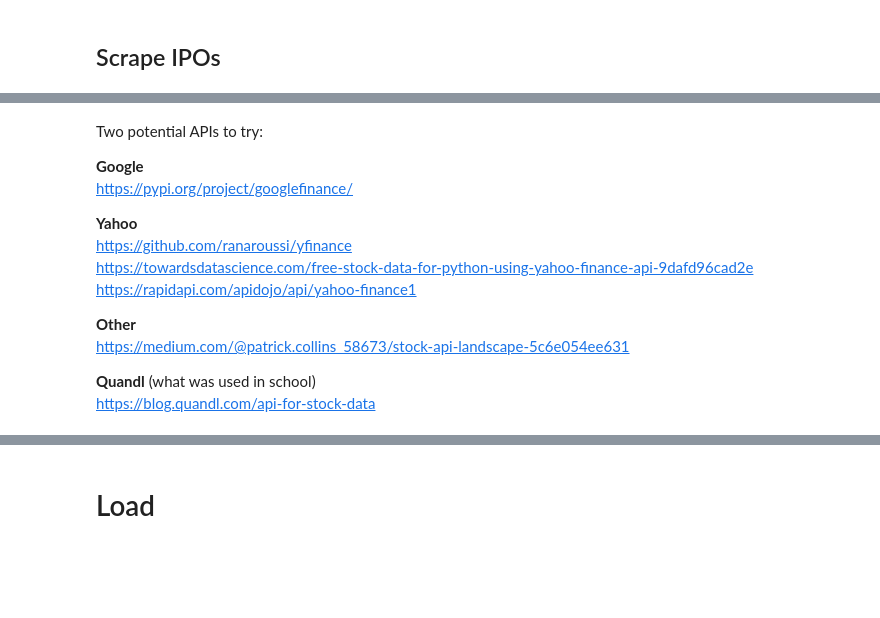
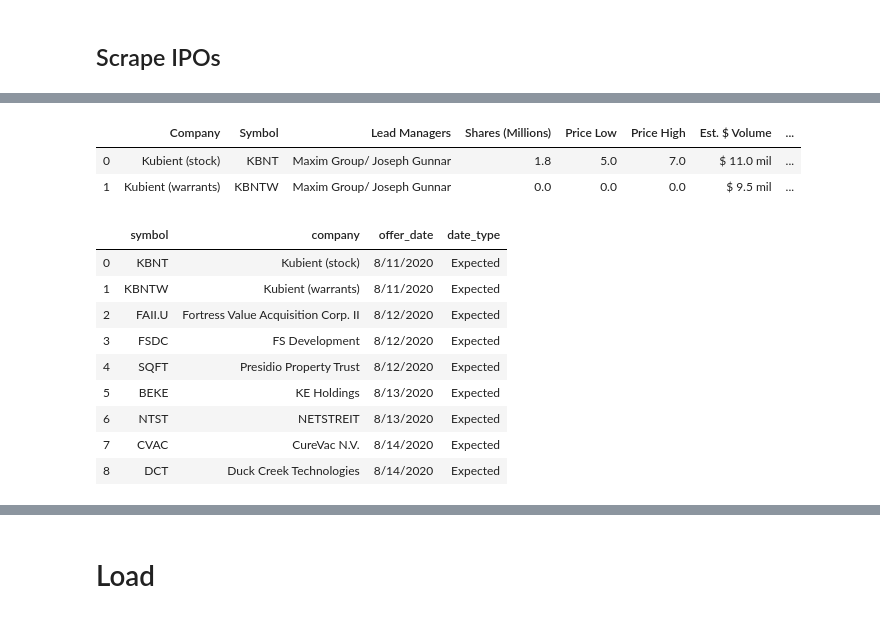
Before and after one commit to admiral810/IPO_tracker, a Jupyter notebook: get_IPO_data.ipynb, the cells around one changed output, grey strips where cells are left out. Cells and saved outputs as stored; diff of their text form; code cells hidden in the pictures; blank space fills up the shorter version.

```diff
--- a/get_IPO_data.ipynb
+++ b/get_IPO_data.ipynb
@@ -31,16 +34,0 @@ ipo_scoop_upcoming_df.head()
-# %%
-# rename symbol proposed with symbol
-ipo_scoop_upcoming_df.rename(columns={'Symbol proposed':'Symbol'}, inplace=True)
-ipo_scoop_upcoming_df.head()
-
-# replace 'week of' text from expected to trade column if present
-ipo_scoop_upcoming_df['Expected to Trade'] = ipo_scoop_upcoming_df['Expected to Trade'].str.replace(' Week of', '')
-ipo_scoop_upcoming_df
-
-# split expected trade date to date and day of week
-ipo_scoop_upcoming_df[['Offer Date','Expected Trade Weekday']] = ipo_scoop_upcoming_df['Expected to Trade'].str.split(' ',expand=True)
-
-# add date type column to differentiate confirmed vs expected
-ipo_scoop_upcoming_df['Date Type'] = "Expected"
-
-ipo_scoop_upcoming_df.head(2)
@@ -51,4 +34,0 @@ ipo_scoop_upcoming_df.head(2)
-# %%
-# IPO Scoop Upcoming IPOs - reduce to primary info
-ipo_scoop_upcoming_df = ipo_scoop_upcoming_df[["Symbol", "Company", "Offer Date", "Date Type"]]
-ipo_scoop_upcoming_df
@@ -145,16 +34,0 @@ Using APIs vs scraping is another option, get stock info on IPOs.
-# %% [markdown]
-Two potential APIs to try:
-
-__Google__
-https://pypi.org/project/googlefinance/
-
-__Yahoo__
-https://github.com/ranaroussi/yfinance
-https://towardsdatascience.com/free-stock-data-for-python-using-yahoo-finance-api-9dafd96cad2e
-https://rapidapi.com/apidojo/api/yahoo-finance1
-
-__Other__
-https://medium.com/@patrick.collins_58673/stock-api-landscape-5c6e054ee631
-
-__Quandl__ (what was used in school)
-https://blog.quandl.com/api-for-stock-data
@@ -196,0 +35,37 @@ https://blog.quandl.com/api-for-stock-data
+# %%
+# rename symbol proposed with symbol
+ipo_scoop_upcoming_df.rename(columns={'Symbol proposed':'Symbol'}, inplace=True)
+ipo_scoop_upcoming_df.head()
+
+# replace 'week of' text from expected to trade column if present
+ipo_scoop_upcoming_df['Expected to Trade'] = ipo_scoop_upcoming_df['Expected to Trade'].str.replace(' Week of', '')
+ipo_scoop_upcoming_df
+
+# split expected trade date to date and day of week
+ipo_scoop_upcoming_df[['Offer Date','Expected Trade Weekday']] = ipo_scoop_upcoming_df['Expected to Trade'].str.split(' ',expand=True)
+
+# add date type column to differentiate confirmed vs expected
+ipo_scoop_upcoming_df['date_type'] = "Expected"
+
+ipo_scoop_upcoming_df.head(2)
+# %% [output]
+|  | Company | Symbol | Lead Managers | Shares (Millions) | Price Low | Price High | Est. $ Volume | ... |
+| 0 | Kubient (stock) | KBNT | Maxim Group/ Joseph Gunnar | 1.8 | 5.0 | 7.0 | $ 11.0 mil | ... |
+| 1 | Kubient (warrants) | KBNTW | Maxim Group/ Joseph Gunnar | 0.0 | 0.0 | 0.0 | $ 9.5 mil | ... |
+# %%
+# IPO Scoop Upcoming IPOs - reduce to primary info
+ipo_scoop_upcoming_df = ipo_scoop_upcoming_df[["Symbol", "Company", "Offer Date", "date_type"]]
+ipo_scoop_upcoming_df = ipo_scoop_upcoming_df.rename(columns={"Symbol": "symbol", "Company": "company", "Offer Date": "offer_date"})
+
+ipo_scoop_upcoming_df
+# %% [output]
+|  | symbol | company | offer_date | date_type |
+| 0 | KBNT | Kubient (stock) | 8/11/2020 | Expected |
+| 1 | KBNTW | Kubient (warrants) | 8/11/2020 | Expected |
+| 2 | FAII.U | Fortress Value Acquisition Corp. II | 8/12/2020 | Expected |
+| 3 | FSDC | FS Development | 8/12/2020 | Expected |
+| 4 | SQFT | Presidio Property Trust | 8/12/2020 | Expected |
+| 5 | BEKE | KE Holdings | 8/13/2020 | Expected |
+| 6 | NTST | NETSTREIT | 8/13/2020 | Expected |
+| 7 | CVAC | CureVac N.V. | 8/14/2020 | Expected |
+| 8 | DCT | Duck Creek Technologies | 8/14/2020 | Expected |
```
Also changed, not shown: parts of 38 cells of this notebook, 2 other files.
